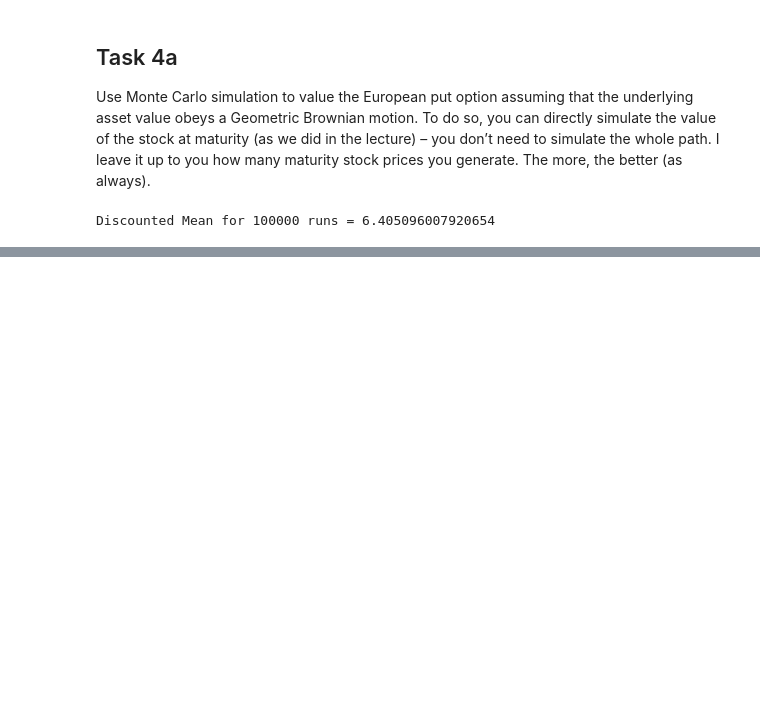
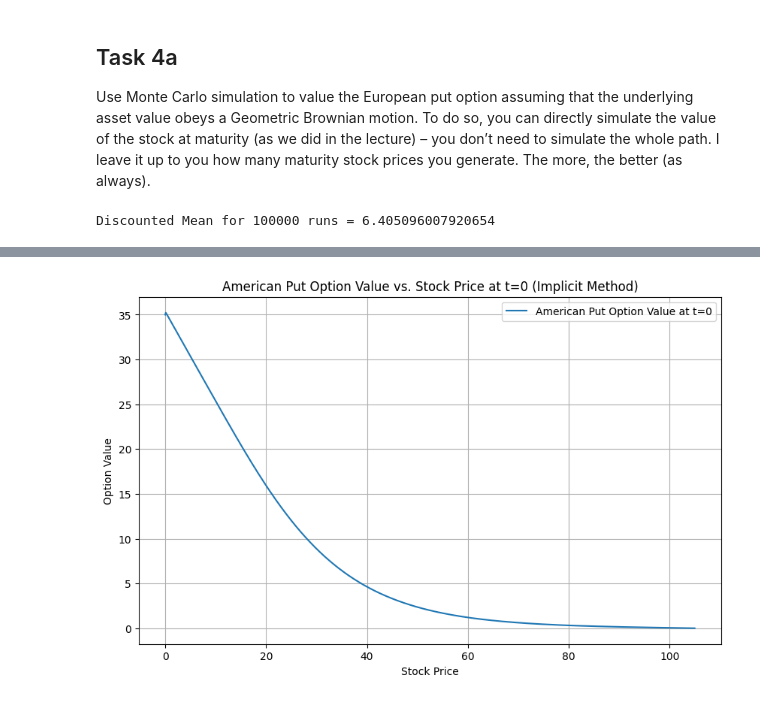
Before and after one commit to Nikolyking/Derivative-Securities-CWA, a Jupyter notebook: main.ipynb, the cells around one changed output, grey strips where cells are left out. Saved outputs shown, nothing was run; the diff lists cells and outputs as text; code cells hidden in the pictures; blank space fills up the shorter version.

Commit message:
Task 6 (Implicit method) added

```diff
--- a/main.ipynb
+++ b/main.ipynb
@@ -433,0 +440,89 @@ Discounted Mean for 100000 runs = 6.405096007920654
+# %%
+# Parameters
+S0 = 35
+K = 35
+T = 1
+r = 0.03
+q = 0.04
+sigma = 0.45
+
+S_max = 3 * S0  # Stock price upper bound
+M = 1000         # Number of stock price steps
+N = 1000         # Number of time steps
+
+
+# Discretisation
+dS = S_max / M  # Stock price increment
+dt = T / N      # Time increment
+
+
+# Grid initialisation
+stock_prices = np.linspace(0, S_max, M + 1)
+option_values = np.zeros((M + 1, N + 1))        # 2D array for option values
+
+
+# Boundary conditions at maturity
+# American put payoff at maturity = max(K - S, 0)
+option_values[:, -1] = np.maximum(K - stock_prices, 0)
+
+
+# Coefficient initialisation
+j = np.arange(1, M)     # Index for internal nodes
+
+
+# Coefficients for implicit method
+alpha = 0.5 * dt * ((r - q) * j - (sigma**2) * j**2)
+beta = 1 + dt * (sigma**2 * j**2 + (r - q))
+gamma = -0.5 * dt * ((r - q) * j + (sigma**2) * j**2)
+
+
+# Prepare vectors for the tridiagonal matrix
+a = np.zeros(M - 1)     # Lower diagonal (alpha)
+b = np.zeros(M - 1)     # Main diagonal (beta)
+c = np.zeros(M - 1)     # Upper diagonal (gamma)
+d = np.zeros(M - 1)     # Right-hand side vector (option_values)
+
+
+# Backward induction using the implicit method
+for n in range(N-1, -1, -1):
+
+    # Fill the coefficients a, b, c, & d
+    for i in range(1, M):
+        a[i - 1] = alpha[i - 1]
+        b[i - 1] = beta[i - 1]
+        c[i - 1] = gamma[i - 1]
+        d[i - 1] = option_values[i, n + 1]
+
+    # Adjust the boundary conditions at each time step
+    d[0] -= a[0] * K        # Adjust for lower boundary
+    d[-1] -= c[-1] * 0      # Adjust for upper boundary
+
+    # Solve the tridiagonal system using numpy's built-in solver
+    option_values[1:M, n]  = np.linalg.solve(
+        np.diag(b) + np.diag(a[1:], -1) + np.diag(c[:-1], 1), d)
+
+    # Early exercise condition for American option
+    option_values[1:M, n] = np.maximum(
+        option_values[1:M, n], K - stock_prices[1:M])
+
+    # Boundary conditions for stock price extremes
+    option_values[0, n] = K     # When stock price is 0, option value is K
+    option_values[M, n] = 0     # When stock price is very high, option value is 0
+
+
+# Extract the option price for the initial stock price, S0
+initial_price_index = np.searchsorted(stock_prices, S0)
+american_put_price = option_values[initial_price_index, 0]
+print(f"The American put option price at S0 = {S0} is approximately: {american_put_price:.4f}")
+
+
+# Plotting teh option price as a function of stock price at the initial time t = 0
+plt.figure(figsize=(10, 6))
+plt.plot(stock_prices, option_values[:, 0], label='American Put Option Value at t=0')
+plt.xlabel('Stock Price')
+plt.ylabel('Option Value')
+plt.title('American Put Option Value vs. Stock Price at t=0 (Implicit Method)')
+plt.legend()
+plt.grid(True)
+plt.show()
+# %% [output]
@@ -433,0 +530 @@ Discounted Mean for 100000 runs = 6.405096007920654
+[figure, added]
```
Also changed, not shown: parts of 3 cells of this notebook.
